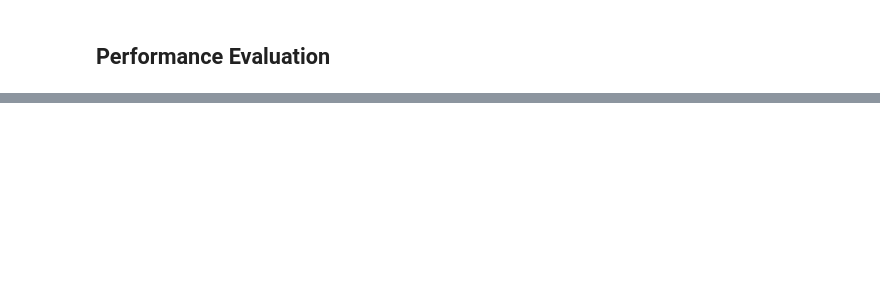
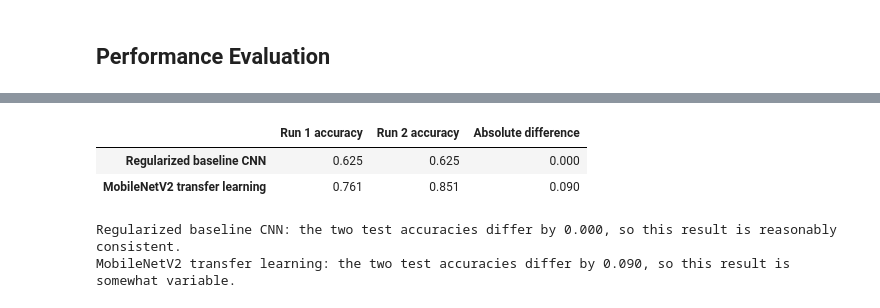
Before and after one commit to kariniemicarson/NeuralNetworks, a Jupyter notebook: Project 5/project5.ipynb, the cells around one changed output, grey strips where cells are left out. Drawn from its saved outputs; the diff is of its cells as text; code cells hidden in the pictures; blank space fills up the shorter version.

```diff
--- a/Project 5/project5.ipynb
+++ b/Project 5/project5.ipynb
@@ -497,0 +674,27 @@ Transfer ROC AUC: 0.8749
+# %%
+def build_transfer_model():
+    base = MobileNetV2(weights="imagenet", include_top=False, input_shape=(224, 224, 3))
+    base.trainable = False
+    model = models.Sequential([
+        layers.Input(shape=(224, 224, 3)),
+        base,
+        layers.GlobalAveragePooling2D(),
+        layers.Dropout(0.20),
+        layers.Dense(1, activation="sigmoid"),
+    ])
+    model.compile(
+        optimizer=optimizers.Adam(learning_rate=1e-4),
+        loss="binary_crossentropy",
+        metrics=["accuracy"],
+    )
+    return model
+
+tf.random.set_seed(43)
+np.random.seed(43)
+transfer_model_run2 = build_transfer_model()
+history_transfer_run2 = train_model(
+    transfer_model_run2, train_ds_transfer, val_ds_transfer, epochs=10,
+    run_name="MobileNetV2 transfer learning - run 2"
+)
+transfer_loss_run2, transfer_accuracy_run2 = transfer_model_run2.evaluate(test_ds_transfer, verbose=0)
+transfer_prob_run2 = transfer_model_run2.predict(test_ds_transfer, verbose=0).ravel()
@@ -497,0 +720,20 @@ Transfer ROC AUC: 0.8749
+# %%
+repeatability = pd.DataFrame({
+    "Run 1 accuracy": [regularized_accuracy_run1, transfer_test_accuracy],
+    "Run 2 accuracy": [regularized_accuracy_run2, transfer_accuracy_run2],
+    "Absolute difference": [
+        abs(regularized_accuracy_run1 - regularized_accuracy_run2),
+        abs(transfer_test_accuracy - transfer_accuracy_run2),
+    ],
+}, index=["Regularized baseline CNN", "MobileNetV2 transfer learning"])
+display(repeatability.style.format("{:.3f}"))
+
+for model_name, row in repeatability.iterrows():
+    consistency = "reasonably consistent" if row["Absolute difference"] < 0.03 else "somewhat variable"
+    print(f"{model_name}: the two test accuracies differ by {row['Absolute difference']:.3f}, so this result is {consistency}.")
+# %% [output]
+|  | Run 1 accuracy | Run 2 accuracy | Absolute difference |
+| Regularized baseline CNN | 0.625 | 0.625 | 0.000 |
+| MobileNetV2 transfer learning | 0.761 | 0.851 | 0.090 |
+Regularized baseline CNN: the two test accuracies differ by 0.000, so this result is reasonably consistent.
+MobileNetV2 transfer learning: the two test accuracies differ by 0.090, so this result is somewhat variable.
```
Also changed, not shown: parts of 20 cells of this notebook.
